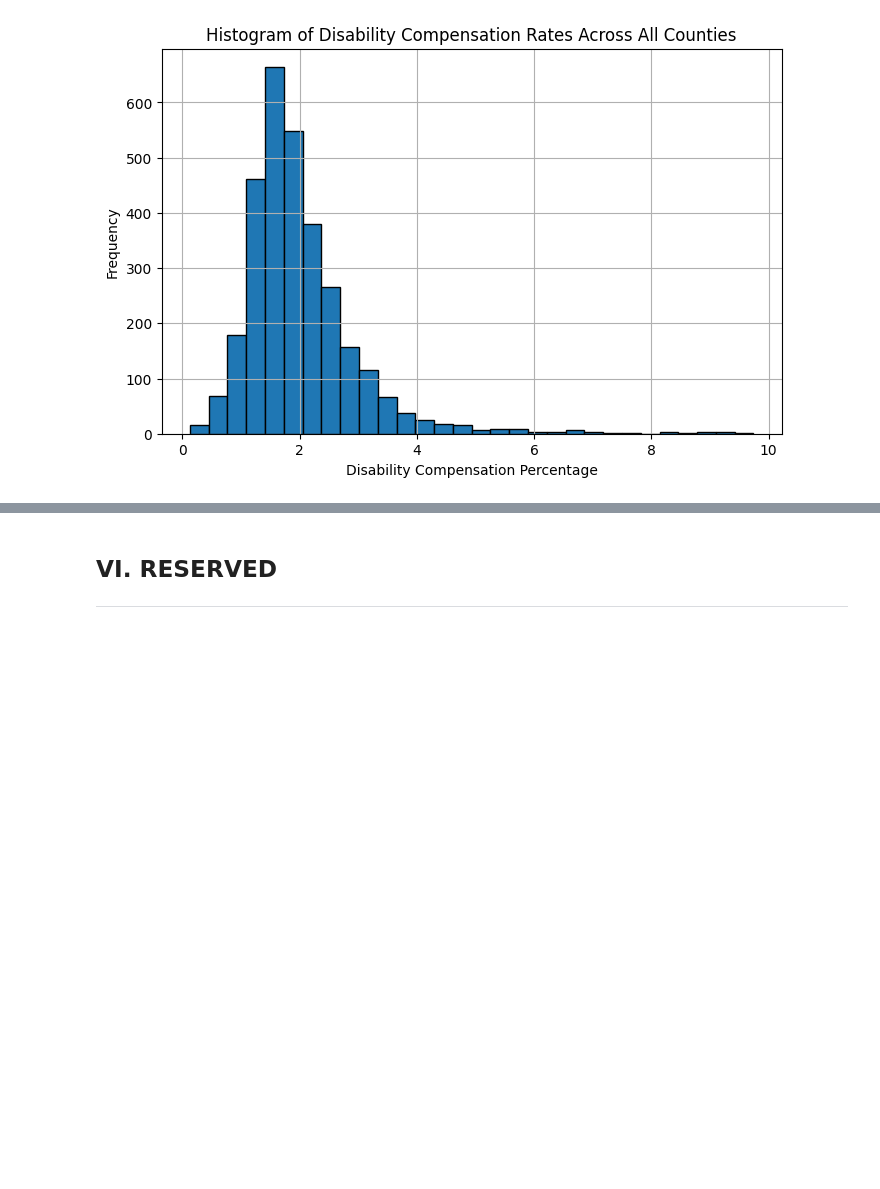
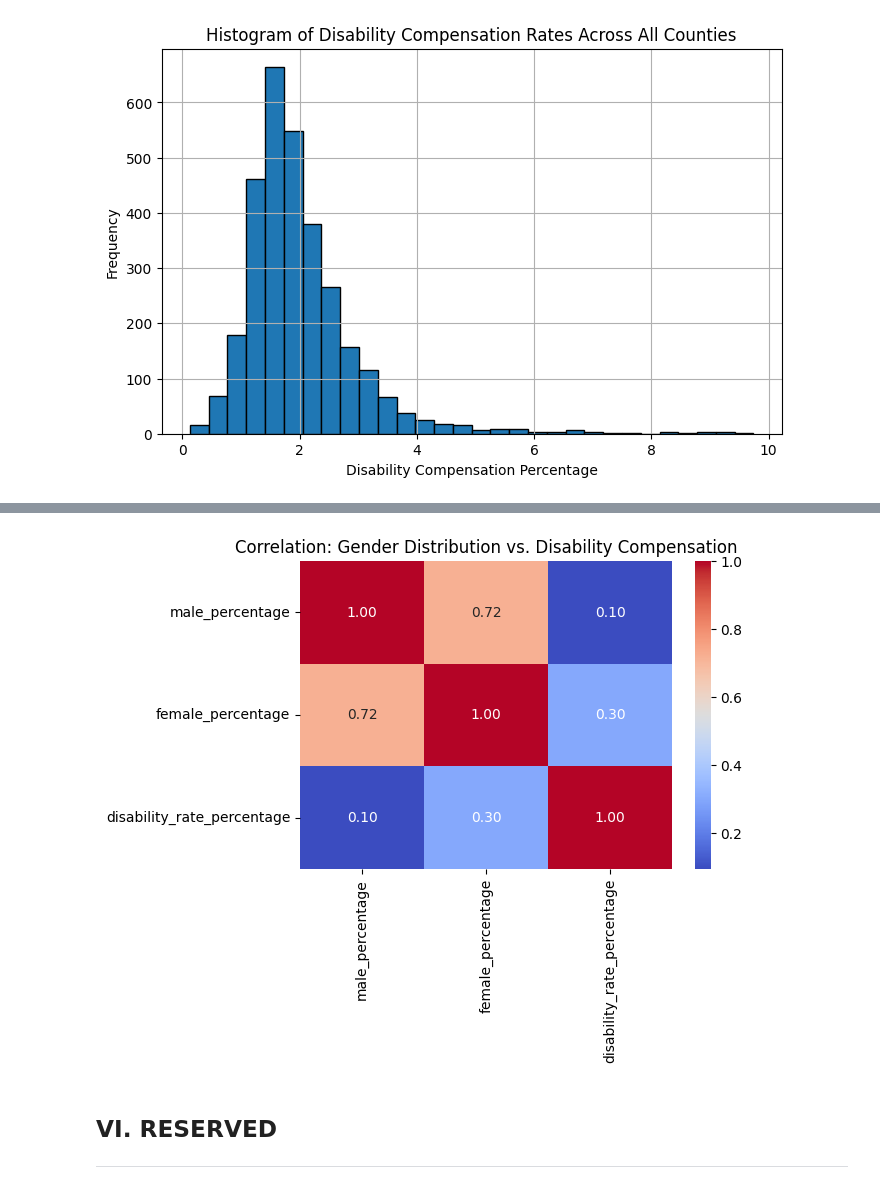
Before and after one commit to Data-Git-Hub/datafun-06-eda, a Jupyter notebook: Data-Git-Hub_eda.ipynb, the cells around one changed output, grey strips where cells are left out. Cells and saved outputs as stored; diff of their text form; code cells hidden in the pictures; blank space fills up the shorter version.

```diff
--- a/Data-Git-Hub_eda.ipynb
+++ b/Data-Git-Hub_eda.ipynb
@@ -695,3 +783,29 @@ plt.show()
+# %%
+
+# Ensure we're working on a copy to avoid SettingWithCopyWarning
+merged_complete = merged_complete.copy()
+
+
+if 'male_percentage' not in merged_complete.columns or 'female_percentage' not in merged_complete.columns:
+    print("Gender percentage columns missing. Recalculating...")
+
+    # Compute male and female percentage relative to total recipients
+    merged_complete.loc[:, 'male_percentage'] = (merged_complete['male'] / merged_complete['total: disability compensation recipients']) * 100
+    merged_complete.loc[:, 'female_percentage'] = (merged_complete['female'] / merged_complete['total: disability compensation recipients']) * 100
+
+    # Fill NaN values with 0 to avoid errors in correlation calculations
+    merged_complete.loc[:, ['male_percentage', 'female_percentage']] = merged_complete[['male_percentage', 'female_percentage']].fillna(0)
+
+    print("Gender percentages calculated and added to the dataset.\n")
+
+
+# Visualize the correlation using a heatmap
+plt.figure(figsize=(6, 4))
+sns.heatmap(correlation_gender_compensation, annot=True, cmap="coolwarm", fmt=".2f")
+plt.title("Correlation: Gender Distribution vs. Disability Compensation")
+plt.show()
+# %% [output]
+[figure, added]
 # %% [markdown]
 ## VI. RESERVED
 
```
Also changed, not shown: parts of 9 cells of this notebook.
